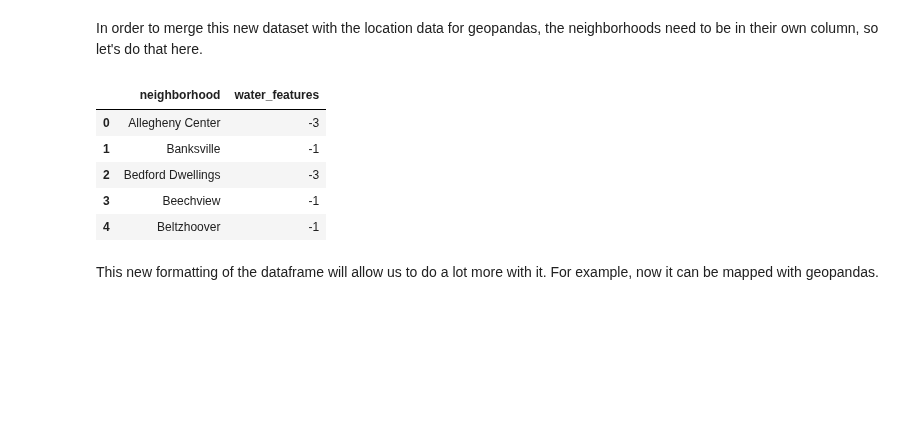
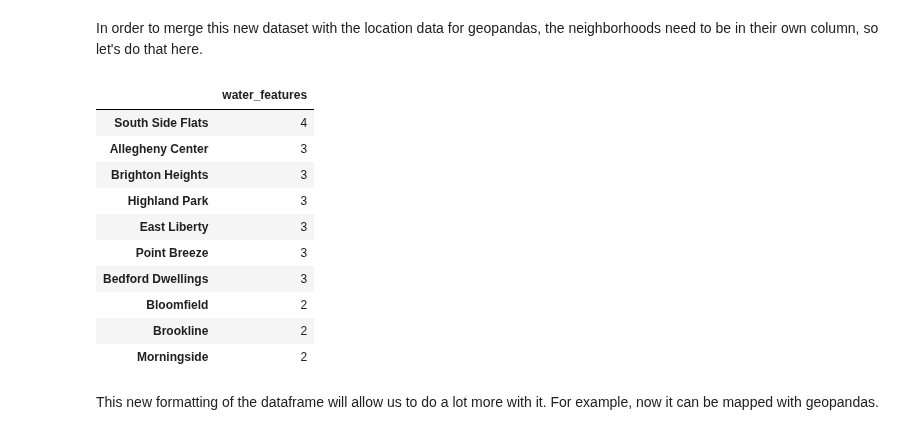
Before and after one commit to pjp401/CMPINF0010-Final-Project, a Jupyter notebook: FinalProject.ipynb, the cells around one changed output. Saved outputs shown, nothing was run; the diff lists cells and outputs as text; code cells hidden in the pictures; blank space fills up the shorter version.

```diff
--- a/FinalProject.ipynb
+++ b/FinalProject.ipynb
@@ -87,14 +87,11 @@ water = [waterDecor, waterPools]
 water = pd.concat(water)
 #Get rid of duplicate indices, sort values, and rename column
 water = water.groupby(level=0).sum()
-water.sort_values(by = "neighborhood")
 water = water.rename(columns = {"neighborhood" : "water_features"})
 #Plot
 waterPlot = water.plot(kind = "barh", figsize = (5,10), title = "Water Features per Neighborhood",
                        fontsize = 10, ylabel = "Neighborhood", legend = False)
 waterPlot.axes.title.set_size(20)
-#This statistic has a negative correlation with the main metric, so I need to go in and make the values negative
-water["water_features"] *= -1
 # %% [output]
 [figure]
 # %% [markdown]
@@ -104,14 +101,20 @@ In order to merge this new dataset with the location data for geopandas, the nei
 water = water.reset_index()
 # %%
 water = water.rename(columns = {"index" : "neighborhood"})
-water.head(5)
+water = water.sort_values(by = "water_features", ascending = False)
+water.head(10)
 # %% [output]
-|  | neighborhood | water_features |
-| 0 | Allegheny Center | -3 |
-| 1 | Banksville | -1 |
-| 2 | Bedford Dwellings | -3 |
-| 3 | Beechview | -1 |
-| 4 | Beltzhoover | -1 |
+|  | water_features |
+| South Side Flats | 4 |
+| Allegheny Center | 3 |
+| Brighton Heights | 3 |
+| Highland Park | 3 |
+| East Liberty | 3 |
+| Point Breeze | 3 |
+| Bedford Dwellings | 3 |
+| Bloomfield | 2 |
+| Brookline | 2 |
+| Morningside | 2 |
 # %% [markdown]
 This new formatting of the dataframe will allow us to do a lot more with it. For example, now it can be
 mapped with geopandas.
```
Also changed, not shown: parts of 2 cells of this notebook.
